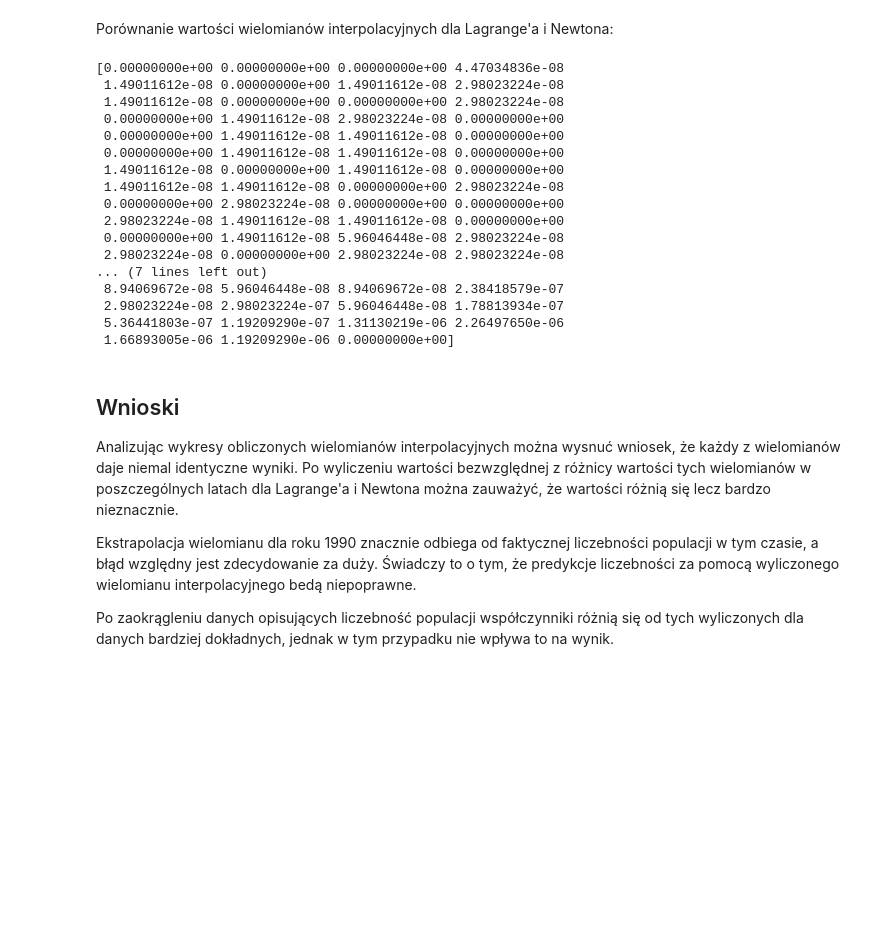
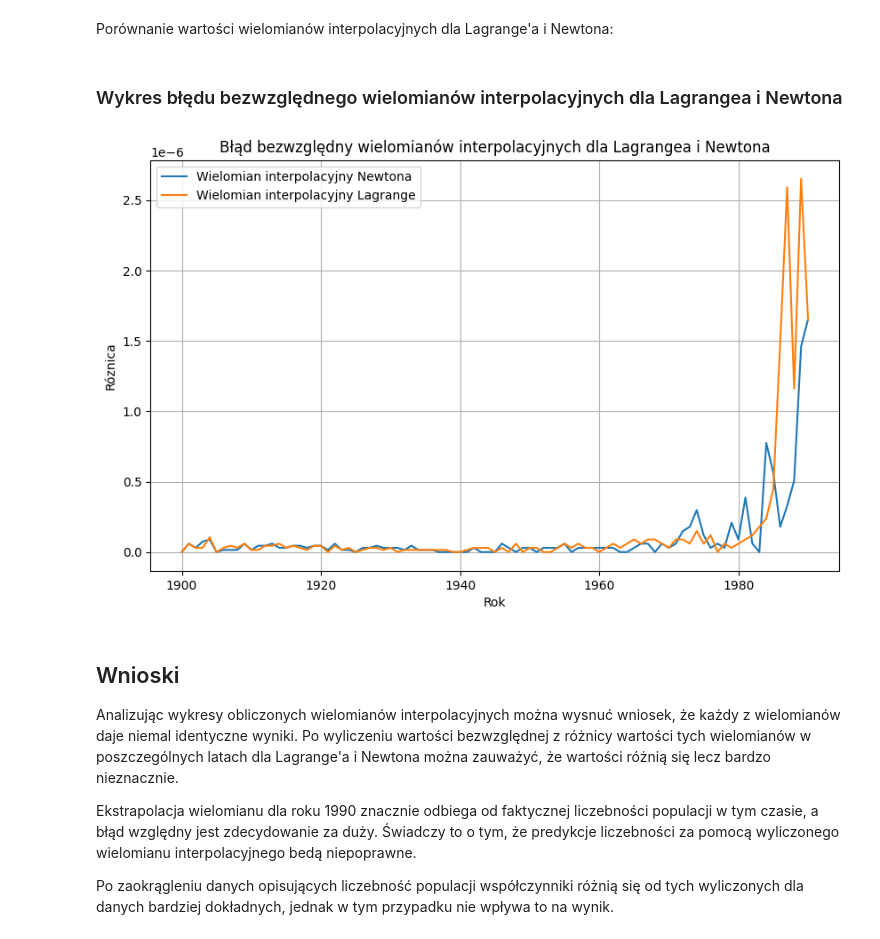
Before and after one commit to igaantonik/Computational-Methods-in-Science-and-Engineering, a Jupyter notebook: lab3/lab3_rozwiazanie.ipynb, the cells around one changed output. Cells and saved outputs as stored; diff of their text form; code cells hidden in the pictures; blank space fills up the shorter version.

```diff
--- a/lab3/lab3_rozwiazanie.ipynb
+++ b/lab3/lab3_rozwiazanie.ipynb
@@ -268,27 +282,23 @@ Wartość bezwzględna róznicy wspołczynników:  [  164569.00000003   173622.7
  20983409.77777779]
 # %% [markdown]
 Porównanie wartości wielomianów interpolacyjnych dla Lagrange'a i Newtona:
-# %%
-polynomial_difference = np.abs(interpolated_population_lagrange - interpolated_population_newton)
-print(polynomial_difference)
-# %% [output]
-[0.00000000e+00 0.00000000e+00 0.00000000e+00 4.47034836e-08
- 1.49011612e-08 0.00000000e+00 1.49011612e-08 2.98023224e-08
- 1.49011612e-08 0.00000000e+00 0.00000000e+00 2.98023224e-08
- 0.00000000e+00 1.49011612e-08 2.98023224e-08 0.00000000e+00
- 0.00000000e+00 1.49011612e-08 1.49011612e-08 0.00000000e+00
- 0.00000000e+00 1.49011612e-08 1.49011612e-08 0.00000000e+00
- 1.49011612e-08 0.00000000e+00 1.49011612e-08 0.00000000e+00
- 1.49011612e-08 1.49011612e-08 0.00000000e+00 2.98023224e-08
- 0.00000000e+00 2.98023224e-08 0.00000000e+00 0.00000000e+00
- 2.98023224e-08 1.49011612e-08 1.49011612e-08 0.00000000e+00
- 0.00000000e+00 1.49011612e-08 5.96046448e-08 2.98023224e-08
- 2.98023224e-08 0.00000000e+00 2.98023224e-08 2.98023224e-08
-... (7 lines left out)
- 8.94069672e-08 5.96046448e-08 8.94069672e-08 2.38418579e-07
- 2.98023224e-08 2.98023224e-07 5.96046448e-08 1.78813934e-07
- 5.36441803e-07 1.19209290e-07 1.31130219e-06 2.26497650e-06
- 1.66893005e-06 1.19209290e-06 0.00000000e+00]
+# %%
+polynomial_difference_newton = np.abs(interpolated_population - interpolated_population_newton)
+polynomial_difference_lagrange = np.abs(interpolated_population - interpolated_population_lagrange)
+# %% [markdown]
+### Wykres błędu bezwzględnego wielomianów interpolacyjnych dla Lagrangea i Newtona
+# %%
+plt.figure(figsize=(10, 6))
+plt.plot(all_years, polynomial_difference_newton, label='Wielomian interpolacyjny Newtona')
+plt.plot(all_years, polynomial_difference_lagrange, label='Wielomian interpolacyjny Lagrange')
+plt.xlabel('Rok')
+plt.ylabel('Róznica')
+plt.title('Błąd bezwzględny wielomianów interpolacyjnych dla Lagrangea i Newtona')
+plt.legend()
+plt.grid(True)
+plt.show()
+# %% [output]
+[figure, added]
 # %% [markdown]
 ## Wnioski
 Analizując wykresy obliczonych wielomianów interpolacyjnych można wysnuć wniosek, że każdy z wielomianów daje niemal identyczne wyniki. Po wyliczeniu wartości bezwzględnej z różnicy wartości tych wielomianów w poszczególnych latach dla Lagrange'a i Newtona można zauważyć, że wartości różnią się lecz bardzo nieznacznie.
```
Also changed, not shown: parts of 2 cells of this notebook, 2 other files.
